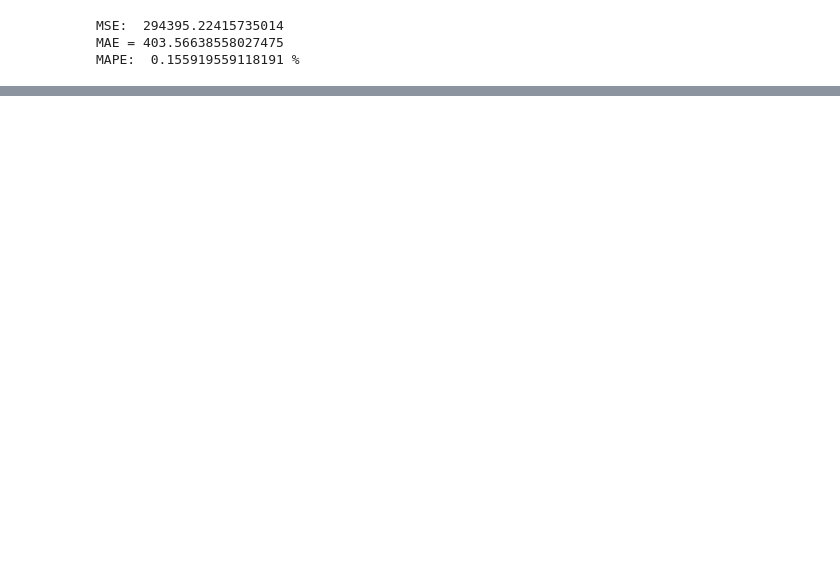
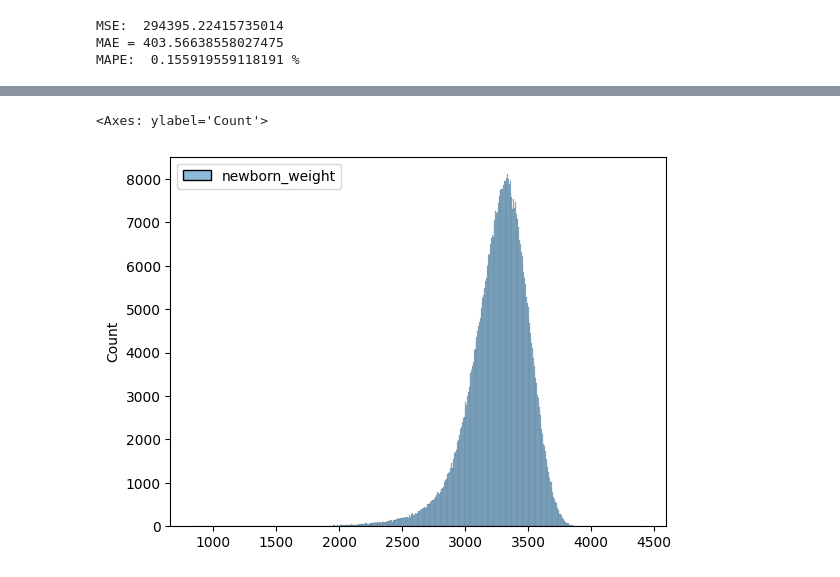
Before and after one commit to AlexWieli/ML_project, a Jupyter notebook: regression/regression_submit.ipynb, the cells around one changed output, grey strips where cells are left out. Drawn from its saved outputs; the diff is of its cells as text; code cells hidden in the pictures; blank space fills up the shorter version.

```diff
--- a/regression/regression_submit.ipynb
+++ b/regression/regression_submit.ipynb
@@ -687,12 +610,0 @@ ela_model = ElasticNet(random_state=3)
-# %%
-ela_model.fit(x_train_x, y_train_y)
-
-y_pred_ela = ela_model.predict(x_val)
-
-ela_mse = mean_squared_error(y_val, y_pred_ela)
-print('MSE: ', ela_mse)
-
-ela_mae = mean_absolute_error(y_val, y_pred_ela)
-print("MAE =", ela_mae)
-ela_mape = mean_absolute_percentage_error(y_val, y_pred_ela)
-print('MAPE: ', mean_absolute_percentage_error(y_val, y_pred_ela), '%')
@@ -716,12 +610,0 @@ dt_model = DecisionTreeRegressor()
-# %%
-dt_model.fit(x_train_x, y_train_y)
-
-y_pred_dt = dt_model.predict(x_val)
-
-dt_mse = mean_squared_error(y_val, y_pred_dt)
-print('MSE: ', dt_mse)
-
-dt_mae = mean_absolute_error(y_val, y_pred_dt)
-print("MAE =", dt_mae)
-dt_mape = mean_absolute_percentage_error(y_val, y_pred_dt)
-print('MAPE: ', mean_absolute_percentage_error(y_val, y_pred_dt), '%')
@@ -747,12 +610,0 @@ rf_model = RandomForestRegressor()
-# %%
-rf_model.fit(x_train_x, y_train_y)
-
-y_pred_rf = rf_model.predict(x_val)
-
-rf_mse = mean_squared_error(y_val, y_pred_rf)
-print('MSE: ', rf_mse)
-
-rf_mae = mean_absolute_error(y_val, y_pred_rf)
-print("MAE =", rf_mae)
-rf_mape = mean_absolute_percentage_error(y_val, y_pred_rf)
-print('MAPE: ', mean_absolute_percentage_error(y_val, y_pred_rf), '%')
@@ -949,0 +651,5 @@ print(df_mape.sort_values('MAPE').reset_index(drop=True))
+# %%
+predictions = xgb_model.predict(d_test_n)
+predictions
+predictions_df = pd.DataFrame(predictions, columns=['newborn_weight'])
+predictions_df.to_csv('predictions_regression.csv', index=False)
@@ -949,0 +672,5 @@ print(df_mape.sort_values('MAPE').reset_index(drop=True))
+# %%
+sns.histplot(predictions_df)
+# %% [output]
+<Axes: ylabel='Count'>
+[figure, added]
```
Also changed, not shown: parts of 44 cells of this notebook.
